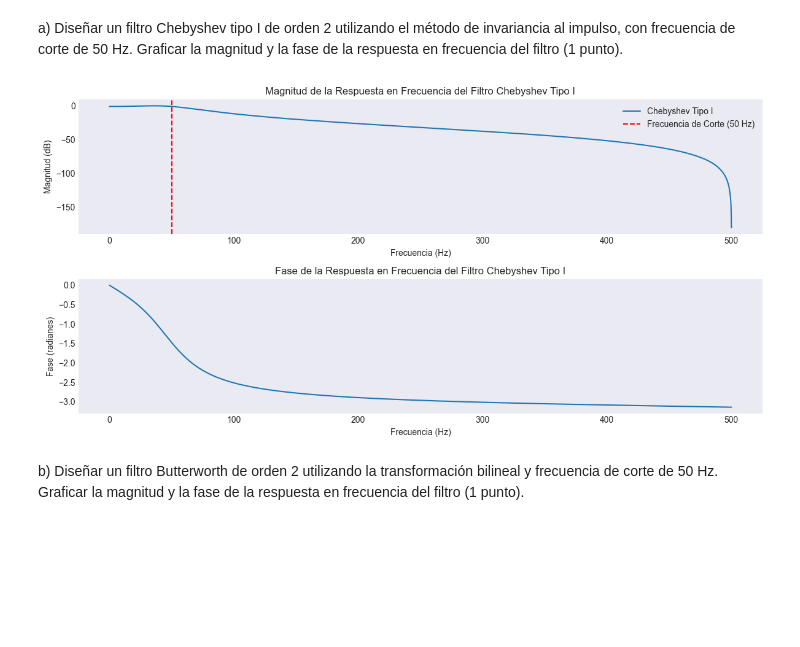
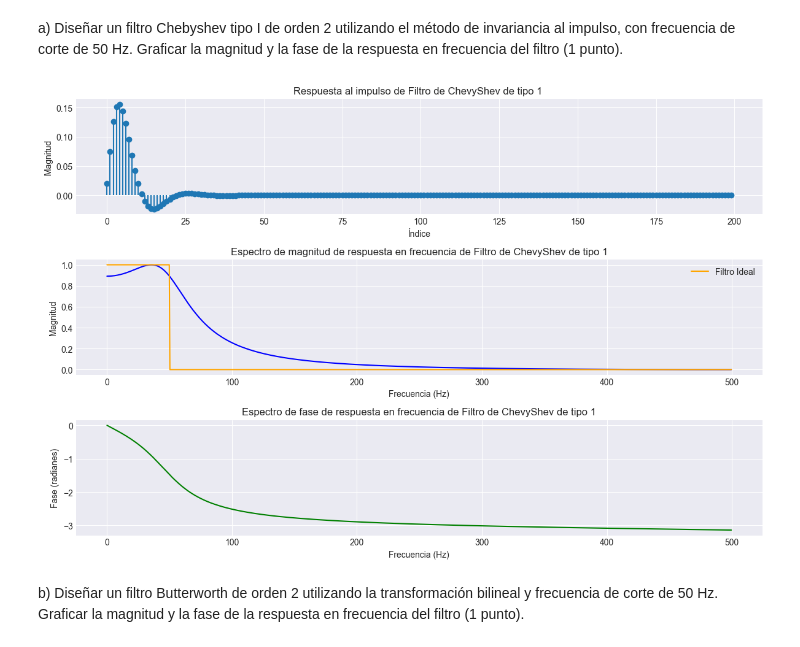
Before and after one commit to ExampleToFollow/PracticasPDS, a Jupyter notebook: Lab4/IF_LAB4_20213704.ipynb, the cells around one changed output. Saved outputs shown, nothing was run; the diff lists cells and outputs as text; code cells hidden in the pictures; blank space fills up the shorter version.

```diff
--- a/Lab4/IF_LAB4_20213704.ipynb
+++ b/Lab4/IF_LAB4_20213704.ipynb
@@ -260,46 +259,26 @@ de ruido en la señal EMG.
 a) Diseñar un filtro Chebyshev tipo I de orden 2 utilizando el método de invariancia al impulso, con
 frecuencia de corte de 50 Hz. Graficar la magnitud y la fase de la respuesta en frecuencia del
 filtro (1 punto).
-# %%
-from scipy.signal import cheby1, freqz, lfilter
-
-# Parámetros del filtro
-fs = 1000  # Frecuencia de muestreo en Hz
-fc = 50    # Frecuencia de corte en Hz
-order = 2  # Orden del filtro
-rp = 1     # Ripple en la banda de paso (1 dB)
-
-# Diseño del filtro Chebyshev tipo I
-b, a = cheby1(order, rp, fc / (fs / 2), btype='low', analog=False, output='ba')
-
-# Respuesta en frecuencia del filtro
-w, h = freqz(b, a, worN=8000, fs=fs)
-
-# Graficar la respuesta en frecuencia
-plt.figure(figsize=(12, 6))
-
-# Magnitud
-plt.subplot(2, 1, 1)
-plt.plot(w, 20 * np.log10(np.abs(h)), label="Chebyshev Tipo I")
-plt.title("Magnitud de la Respuesta en Frecuencia del Filtro Chebyshev Tipo I")
-plt.xlabel("Frecuencia (Hz)")
-plt.ylabel("Magnitud (dB)")
-plt.axvline(fc, color='red', linestyle='--', label="Frecuencia de Corte (50 Hz)")
-plt.legend()
-plt.grid()
-
-# Fase
-plt.subplot(2, 1, 2)
-plt.plot(w, np.angle(h), label="Chebyshev Tipo I")
-plt.title("Fase de la Respuesta en Frecuencia del Filtro Chebyshev Tipo I")
-plt.xlabel("Frecuencia (Hz)")
-plt.ylabel("Fase (radianes)")
-plt.grid()
-
-plt.tight_layout()
-plt.show()
-# %% [output]
-[figure, removed]
+# %%
+import scipy as sci
+# Diseñando un Filtro Chebyshev
+# Parámetros del filtro
+fs = 1000  # Frecuencia de muestreo en Hz
+fc = 50    # Frecuencia de corte en Hz
+coe_x , coe_y = sci.signal.cheby1(2, 1, fc/(fs/2), btype='low', analog=False, output='ba')
+dirac= np.zeros(200)
+dirac[0] = 1
+h_n = lfilter(coe_x ,coe_y, dirac)
+w, h =sci.signal.freqz(h_n, 1, worN=1024, fs=fs)
+plotear_respuesta_impulso_espectro_magnitud_fase( h_n,h ,w , "Filtro de ChevyShev de tipo 1" , 50 )
+respuesta_al_impulso_chevyshev = h_n
+frecuencias_chevyshev= w
+espectro_chevyshev= h
+#-------------------
+coe_x_chevy = coe_x
+coe_y_chevy = coe_y
+# %% [output]
+[figure, added]
 # %% [markdown]
 b) Diseñar un filtro Butterworth de orden 2 utilizando la transformación bilineal y frecuencia de
 corte de 50 Hz. Graficar la magnitud y la fase de la respuesta en frecuencia del filtro (1 punto).
```
Also changed, not shown: parts of 6 cells of this notebook.
